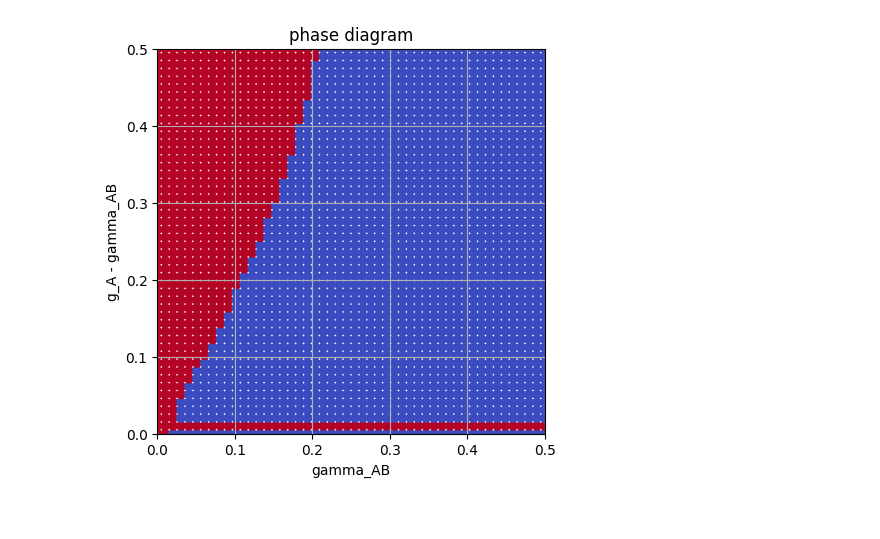
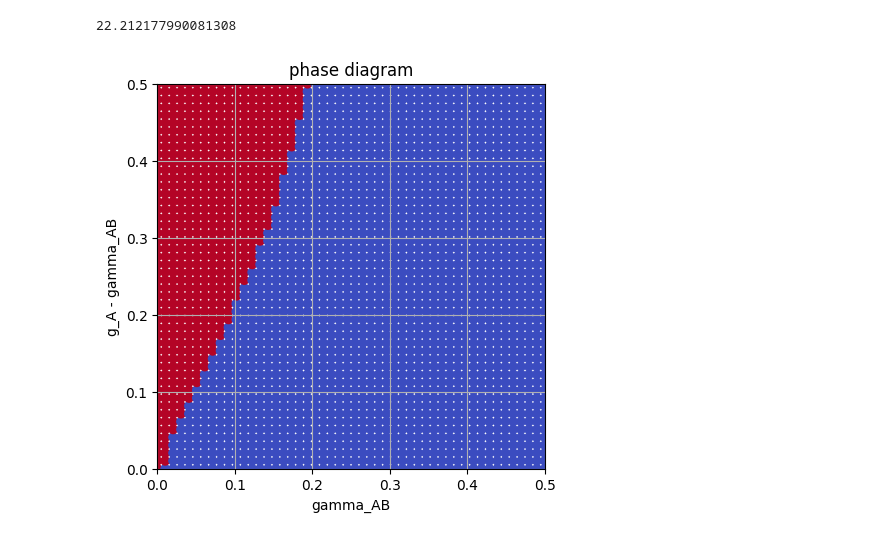
Before and after one commit to sangsoonoh/ML_phase_diagram, a Jupyter notebook: ssh_1d_sat_gain/ssh_1d_cpp.ipynb, the cells around one changed output. Cells and saved outputs as stored; diff of their text form; code cells hidden in the pictures.

Commit message:
working phase diagram

```diff
--- a/ssh_1d_sat_gain/ssh_1d_cpp.ipynb
+++ b/ssh_1d_sat_gain/ssh_1d_cpp.ipynb
@@ -55,4 +56,0 @@ plt.show()
-# %%
-from numpy import fft
-time_section_filter = (800<t_values)*(t_values<900)
-psi_fft = fft.fft(psi_values[time_section_filter,:], axis=0)
@@ -80,3 +57,17 @@ np.max(psi_fft_all_sites[1:])
+# %%
+#phase diagram as in fig 1b in paper
+import ssh_1d
+from numpy import fft
+import numpy as np
+import concurrent.futures
+
+time_filter = (850<t_values)*(t_values<900)
+IA_fft = fft.fft(IA[time_filter])
+IB_fft = fft.fft(IB[time_filter])
+oscillating_factor = np.average(IA_fft).real
+print(oscillating_factor)
+# %% [output]
+22.212177990081308
 # %%
 #phase diagram as in fig 1b in paper
 import ssh_1d
@@ -90,40 +81,37 @@ numy = 50
 x_ = np.linspace(0,.5,numx) # gamma_AB
 y_ = np.linspace(0,0.5,numy) # g_A - gamma_AB
 
-def is_oscillating_worker(x,y):
+def oscillating_factor_worker(x,y):
     gamA = x
     time_series = ssh_1d.time_series(N=10, psi0=0.01, satGainA=y+gamA, satGainB=0.,
                                      gammaA=gamA, gammaB=gamA, time_end=1200, time_delta=0.01,
                                      t1=1., t2=0.7)
     t_values = time_series[:,0].real
     psi_values = time_series[:,1:]
-    time_section_filter = (850<t_values)*(t_values<900)
-    psi_fft = fft.fft(psi_values[time_section_filter,:], axis=0)
+
+    time_filter = (850<t_values)*(t_values<900)
+    psi_fft = fft.fft(psi_values[time_filter,:], axis=0)
     psi_fft_all_sites = np.sum(np.abs(psi_fft)**2, axis=1)
-    return np.max(psi_fft_all_sites[1:])>5
+    return np.max(psi_fft_all_sites[1:])
 
 xy_pairs = np.array([(x,y) for y in y_ for x in x_])
+oscillating_factors = []
 
-
-phase_diagram = []
-
-with concurrent.futures.ThreadPoolExecutor(max_workers=30) as executor:
-    futures = [executor.submit(is_oscillating_worker, *(xy_pair)) for xy_pair in xy_pairs]
-    # concurrent.futures.wait()
-    phase_diagram = [future.result() for future in futures]
+with concurrent.futures.ThreadPoolExecutor(max_workers=20) as executor:
+    futures = [executor.submit(oscillating_factor_worker, *(xy_pair)) for xy_pair in xy_pairs]
+    oscillating_factors = [future.result() for future in futures]
 # %%
 fig, ax = plt.subplots(figsize=(5, 5))
-# ax.imshow(phase_diagram, cmap='hot', origin='lower')
 
 x = xy_pairs[:,0]
 y = xy_pairs[:,1]
-ax.scatter(x,y, c=phase_diagram, cmap='coolwarm')
+ax.scatter(x,y, c=np.array(oscillating_factors)>8000, cmap='coolwarm')
 
 ax.set_xlabel('gamma_AB')
 ax.set_ylabel('g_A - gamma_AB')
 ax.set_title('phase diagram')
 ax.set_xmargin(0)
 ax.set_ymargin(0)
 ax.grid(True)
 # %% [output]
-[figure, old version]
+[figure, new version]
```
Also changed, not shown: parts of 4 cells of this notebook, 4 other files.
